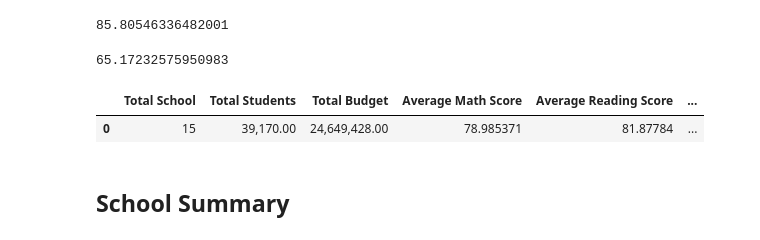
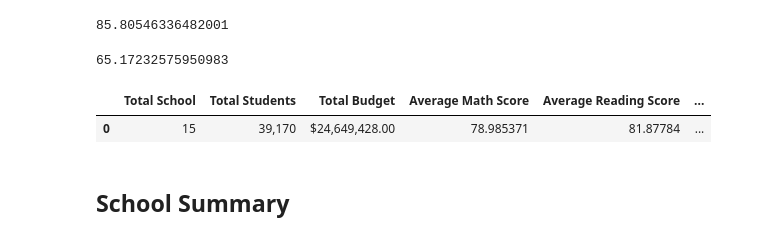
Before and after one commit to ColonShort/Pandas-Challenge, a Jupyter notebook: PyCitySchools_starter.ipynb, the cells around one changed output. Saved outputs shown, nothing was run; the diff lists cells and outputs as text; code cells hidden in the pictures.

```diff
--- a/PyCitySchools_starter.ipynb
+++ b/PyCitySchools_starter.ipynb
@@ -75,17 +75,17 @@ passing_both
 65.17232575950983
 # %%
 # Create a high-level snapshot of the district's key metrics in a DataFrame
-snapshot = [[school_total, student_count, total_budget, average_math, average_reading, passing_math_percent, passing_reading_percent, passing_both]]
-snapshot = pd.DataFrame(snapshot, columns= ["Total School", "Total Students", "Total Budget", "Average Math Score", "Average Reading Score", "Students Passing Math Percent", "Students Passing Reading Percent", "Students Passing Both"])
+district_summary = [[school_total, student_count, total_budget, average_math, average_reading, passing_math_percent, passing_reading_percent, passing_both]]
+district_summary = pd.DataFrame(district_summary, columns= ["Total School", "Total Students", "Total Budget", "Average Math Score", "Average Reading Score", "Students Passing Math Percent", "Students Passing Reading Percent", "Students Passing Both"])
 # Formatting
-snapshot["Total Students"] = snapshot["Total Students"].map("{:,.2f}".format)
-snapshot["Total Budget"] = snapshot["Total Budget"].map("{:,.2f}".format)
+district_summary["Total Students"] = district_summary["Total Students"].map("{:,}".format)
+district_summary["Total Budget"] = district_summary["Total Budget"].map("${:,.2f}".format)
 
 # Display the DataFrame
-snapshot
+district_summary
 # %% [output]
 |  | Total School | Total Students | Total Budget | Average Math Score | Average Reading Score | ... |
-| 0 | 15 | 39,170.00 | 24,649,428.00 | 78.985371 | 81.87784 | ... |
+| 0 | 15 | 39,170 | $24,649,428.00 | 78.985371 | 81.87784 | ... |
 # %% [markdown]
 ## School Summary
 # %%
```
